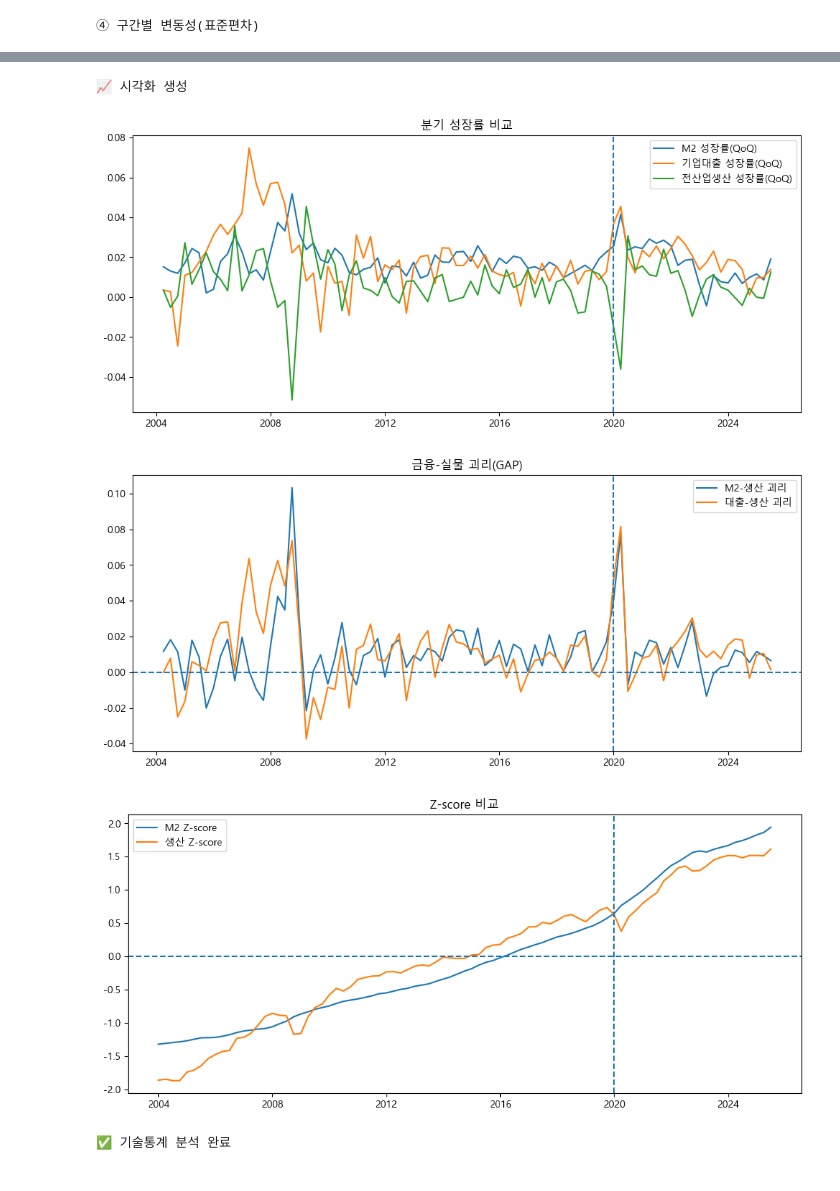
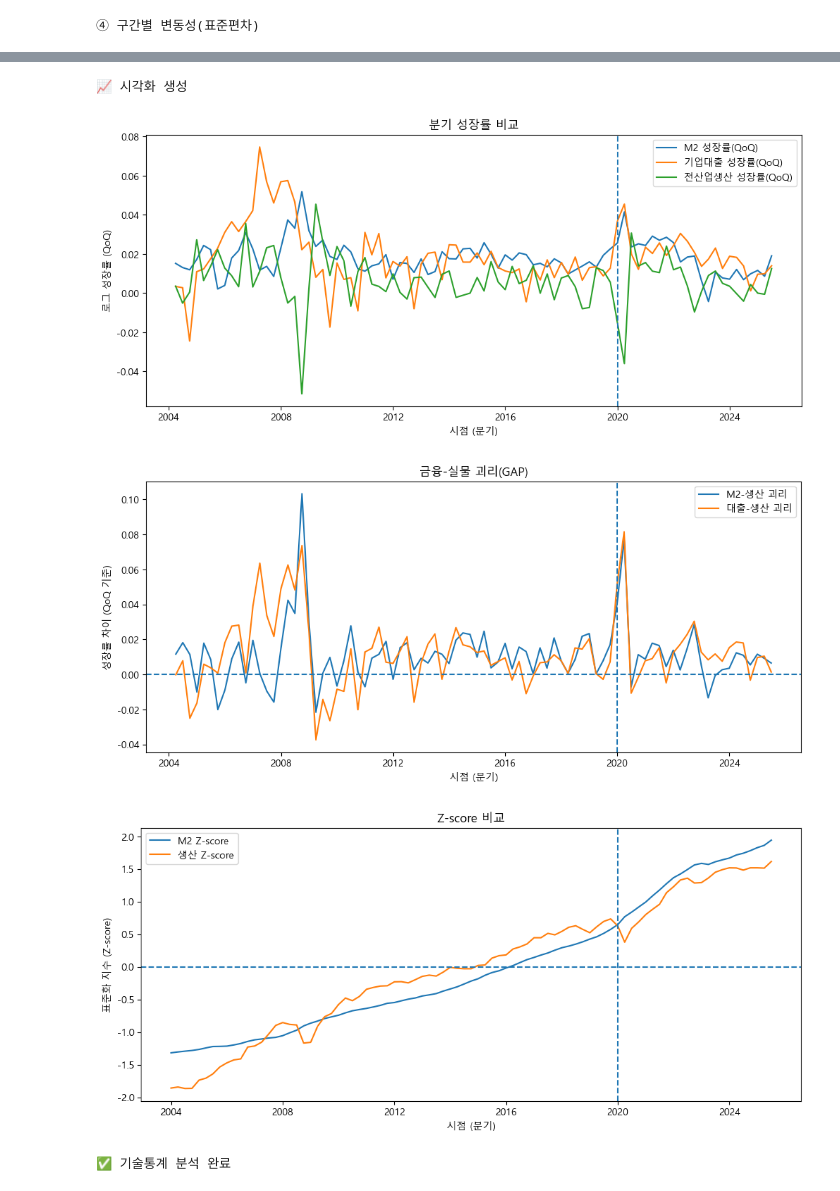
Before and after one commit to yoonsung1/final-project, a Jupyter notebook: 가은/가설 검정/금융전달로 단절 가설.ipynb, the cells around one changed output, grey strips where cells are left out. Saved outputs shown, nothing was run; the diff lists cells and outputs as text; code cells hidden in the pictures.

```diff
--- a/가은/가설 검정/금융전달로 단절 가설.ipynb
+++ b/가은/가설 검정/금융전달로 단절 가설.ipynb
@@ -74,7 +74,6 @@ m2   = load_series_csv(PATH_M2, "M2")
 loan = load_series_csv(PATH_LOAN, "LOAN")
 ipi  = load_series_csv(PATH_IPI, "IPI")
 
-# 분기 통일
 m2_q   = to_quarter_mean(m2, "M2")
 loan_q = to_quarter_mean(loan, "LOAN")
 ipi_q  = to_quarter_mean(ipi, "IPI")
@@ -84,16 +83,13 @@ df = (m2_q.merge(loan_q, on="date")
             .sort_values("date")
             .reset_index(drop=True))
 
-# 성장률 및 Z-score
 df = add_growth_features(df, "M2")
 df = add_growth_features(df, "LOAN")
 df = add_growth_features(df, "IPI")
 
-# 괴리 지표
 df["GAP_M2_IPI_QoQ"]   = df["M2_QoQ"] - df["IPI_QoQ"]
 df["GAP_LOAN_IPI_QoQ"] = df["LOAN_QoQ"] - df["IPI_QoQ"]
 
-# 전기/후기 구분
 split_date = pd.to_datetime("2020-01-01")
 df["period"] = np.where(df["date"] < split_date, "전기", "후기")
 
@@ -129,6 +125,8 @@ plt.plot(df["date"], df["IPI_QoQ"], label="전산업생산 성장률(QoQ)")
 plt.axvline(split_date, linestyle="--")
 plt.legend()
 plt.title("분기 성장률 비교")
+plt.xlabel("시점 (분기)")
+plt.ylabel("로그 성장률 (QoQ)")
 plt.show()
 
 # 괴리
@@ -139,6 +137,8 @@ plt.axhline(0, linestyle="--")
 plt.axvline(split_date, linestyle="--")
 plt.legend()
 plt.title("금융-실물 괴리(GAP)")
+plt.xlabel("시점 (분기)")
+plt.ylabel("성장률 차이 (QoQ 기준)")
 plt.show()
 
 # Z-score 비교
@@ -149,40 +149,42 @@ plt.axhline(0, linestyle="--")
 plt.axvline(split_date, linestyle="--")
 plt.legend()
 plt.title("Z-score 비교")
+plt.xlabel("시점 (분기)")
+plt.ylabel("표준화 지수 (Z-score)")
 plt.show()
 
 print("\n✅ 기술통계 분석 완료")
 # %% [output]
 📊 기술통계 분석 시작
 
 ① 구간별 평균 증가율(QoQ)
 |  | M2_QoQ | LOAN_QoQ | IPI_QoQ |
 | period |  |  |  |
 | 전기 | 0.018156 | 0.018259 | 0.007147 |
 | 후기 | 0.017386 | 0.019906 | 0.005036 |
 ② 구간별 괴리(GAP) 평균
 |  | GAP_M2_IPI_QoQ | GAP_LOAN_IPI_QoQ |
 | period |  |  |
 | 전기 | 0.011009 | 0.011112 |
 | 후기 | 0.012350 | 0.014870 |
 ③ 구간별 상관계수(QoQ)
 |  |  | M2_QoQ | LOAN_QoQ | IPI_QoQ |
 | period |  |  |  |  |
 | 전기 | M2_QoQ | 1.000000 | 0.158575 | -0.346297 |
 |  | LOAN_QoQ | 0.158575 | 1.000000 | 0.080537 |
 |  | IPI_QoQ | -0.346297 | 0.080537 | 1.000000 |
 | 후기 | M2_QoQ | 1.000000 | 0.618925 | -0.110622 |
 |  | LOAN_QoQ | 0.618925 | 1.000000 | -0.401562 |
 |  | IPI_QoQ | -0.110622 | -0.401562 | 1.000000 |
 ④ 구간별 변동성(표준편차)
 |  | M2_QoQ | LOAN_QoQ | IPI_QoQ |
 | period |  |  |  |
 | 전기 | 0.007889 | 0.017271 | 0.012720 |
 | 후기 | 0.010393 | 0.009448 | 0.013491 |
 📈 시각화 생성
-[figure, old version]
+[figure, new version]
-[figure, old version]
+[figure, new version]
-[figure, old version]
+[figure, new version]
 ✅ 기술통계 분석 완료
 # %%
 # ============================================================
```
Also changed, not shown: parts of 1 cell of this notebook, 1 other file.
